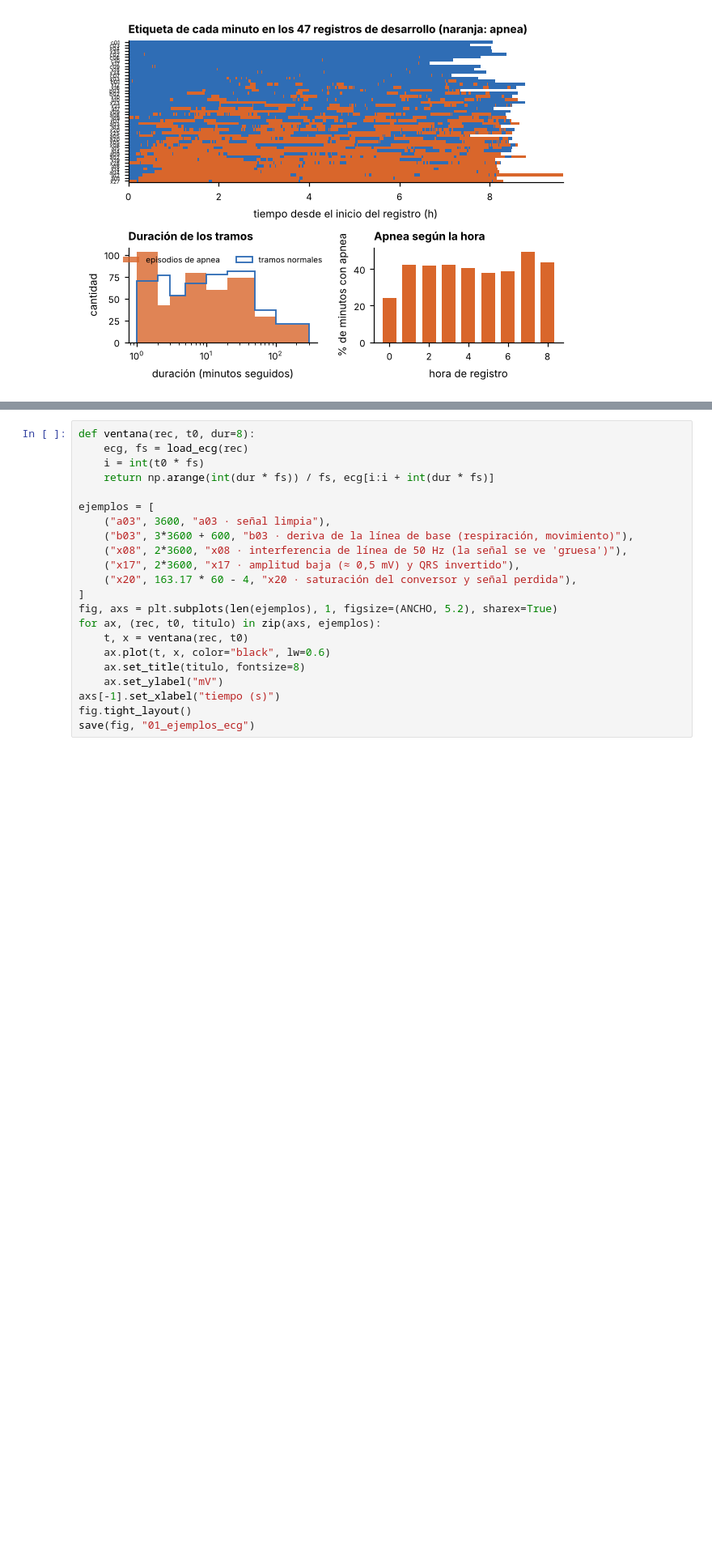
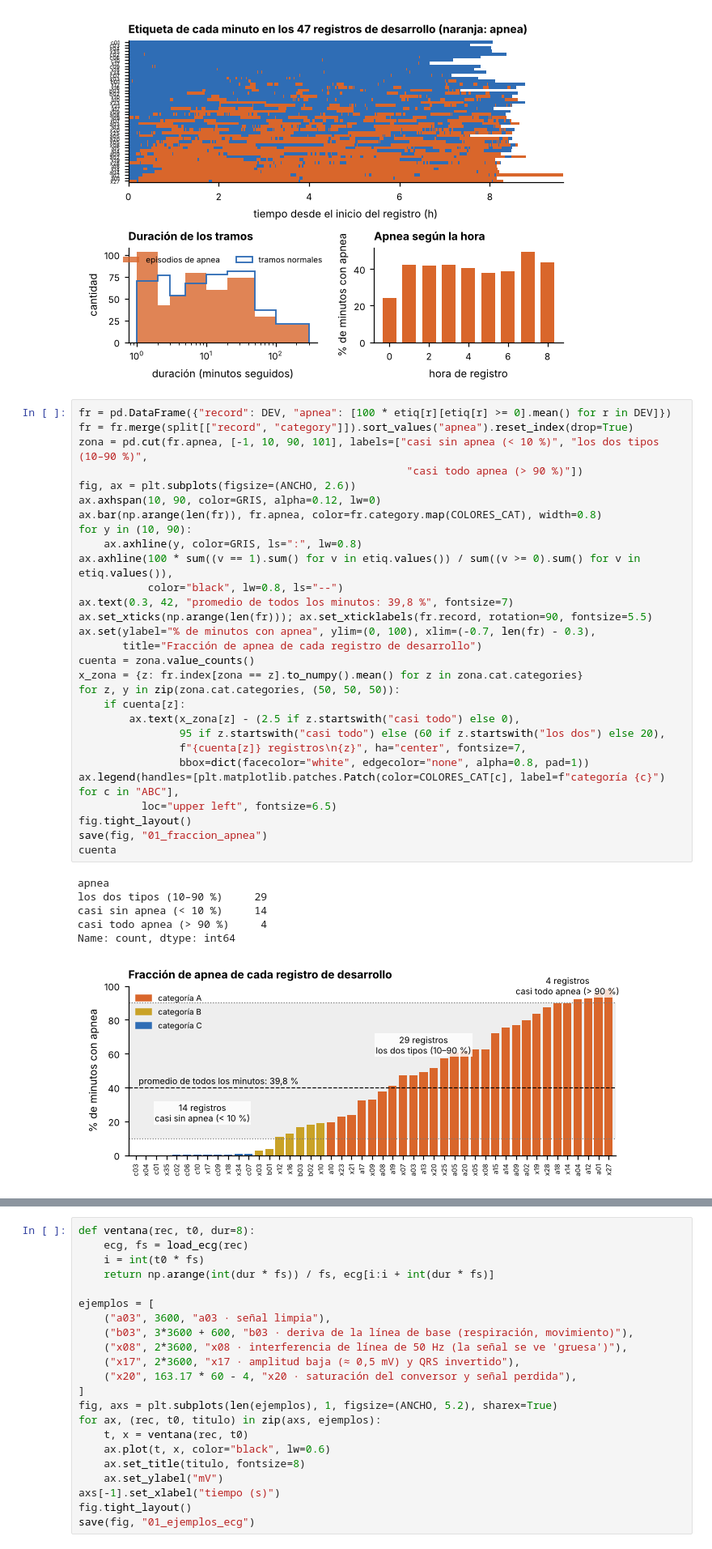
Before and after one commit to afrateitba/PSIB2026Q2-TPS-Grupo08-Frate-Tenca-Weizman, a Jupyter notebook: notebooks/01_base_y_exploracion.ipynb, the cells around one changed output, grey strips where cells are left out. Shown at 81% size. Saved outputs shown, nothing was run; the diff lists cells and outputs as text; blank space fills up the shorter version.

```diff
--- a/notebooks/01_base_y_exploracion.ipynb
+++ b/notebooks/01_base_y_exploracion.ipynb
@@ -178,5 +178,41 @@ duración mediana de un episodio (min)                           6.0
 % de episodios de 4 minutos o más                              61.3
 dtype: float64
 [figure]
+# %%
+fr = pd.DataFrame({"record": DEV, "apnea": [100 * etiq[r][etiq[r] >= 0].mean() for r in DEV]})
+fr = fr.merge(split[["record", "category"]]).sort_values("apnea").reset_index(drop=True)
+zona = pd.cut(fr.apnea, [-1, 10, 90, 101], labels=["casi sin apnea (< 10 %)", "los dos tipos (10–90 %)",
+                                                    "casi todo apnea (> 90 %)"])
+fig, ax = plt.subplots(figsize=(ANCHO, 2.6))
+ax.axhspan(10, 90, color=GRIS, alpha=0.12, lw=0)
+ax.bar(np.arange(len(fr)), fr.apnea, color=fr.category.map(COLORES_CAT), width=0.8)
+for y in (10, 90):
+    ax.axhline(y, color=GRIS, ls=":", lw=0.8)
+ax.axhline(100 * sum((v == 1).sum() for v in etiq.values()) / sum((v >= 0).sum() for v in etiq.values()),
+           color="black", lw=0.8, ls="--")
+ax.text(0.3, 42, "promedio de todos los minutos: 39,8 %", fontsize=7)
+ax.set_xticks(np.arange(len(fr))); ax.set_xticklabels(fr.record, rotation=90, fontsize=5.5)
+ax.set(ylabel="% de minutos con apnea", ylim=(0, 100), xlim=(-0.7, len(fr) - 0.3),
+       title="Fracción de apnea de cada registro de desarrollo")
+cuenta = zona.value_counts()
+x_zona = {z: fr.index[zona == z].to_numpy().mean() for z in zona.cat.categories}
+for z, y in zip(zona.cat.categories, (50, 50, 50)):
+    if cuenta[z]:
+        ax.text(x_zona[z] - (2.5 if z.startswith("casi todo") else 0),
+                95 if z.startswith("casi todo") else (60 if z.startswith("los dos") else 20),
+                f"{cuenta[z]} registros\n{z}", ha="center", fontsize=7,
+                bbox=dict(facecolor="white", edgecolor="none", alpha=0.8, pad=1))
+ax.legend(handles=[plt.matplotlib.patches.Patch(color=COLORES_CAT[c], label=f"categoría {c}") for c in "ABC"],
+          loc="upper left", fontsize=6.5)
+fig.tight_layout()
+save(fig, "01_fraccion_apnea")
+cuenta
+# %% [output]
+apnea
+los dos tipos (10–90 %)     29
+casi sin apnea (< 10 %)     14
+casi todo apnea (> 90 %)     4
+Name: count, dtype: int64
+[figure, added]
 # %% [markdown]
 **Qué se ve.**
```
Also changed, not shown: parts of 1 cell of this notebook, 1 other file.
